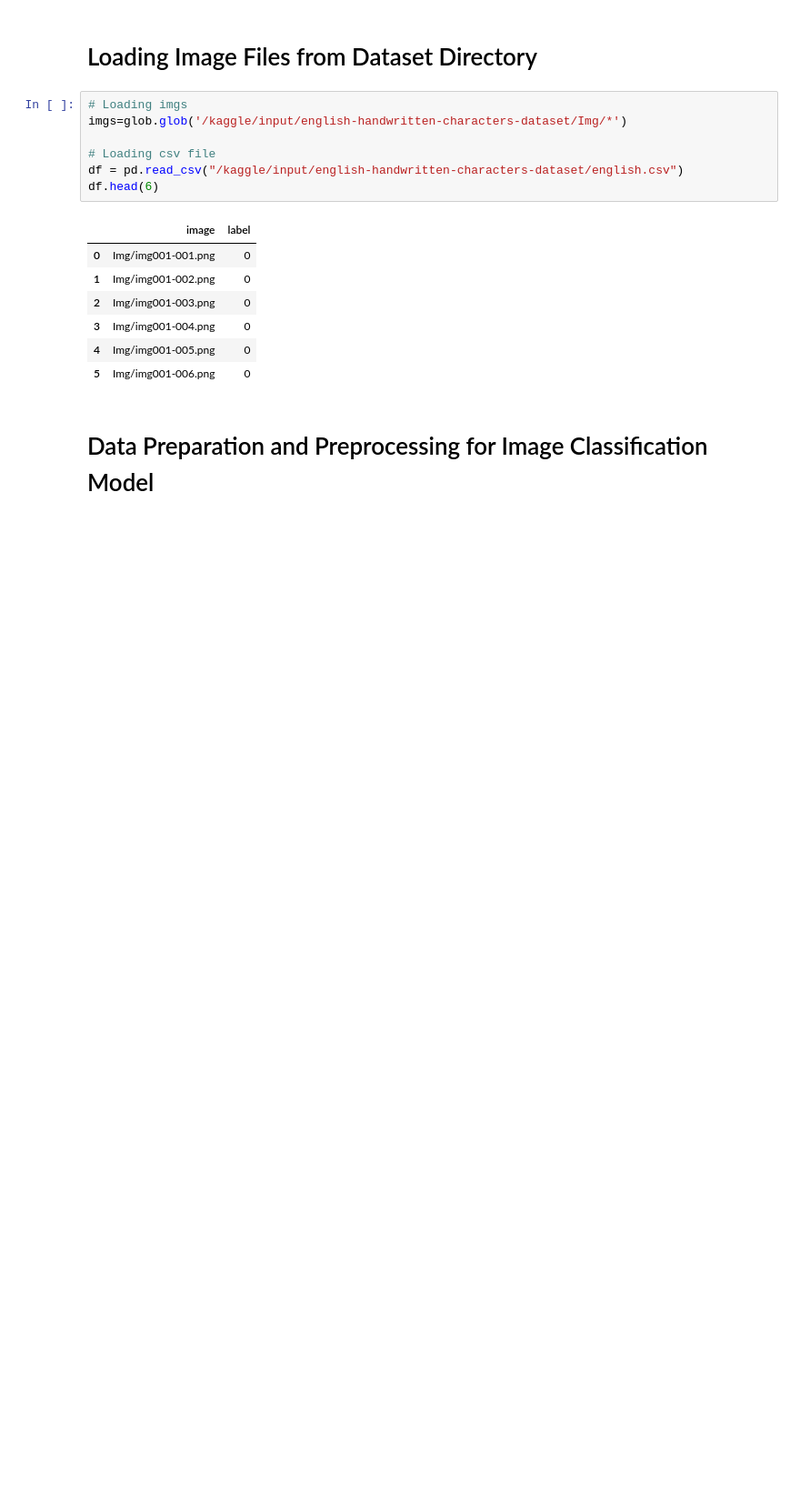
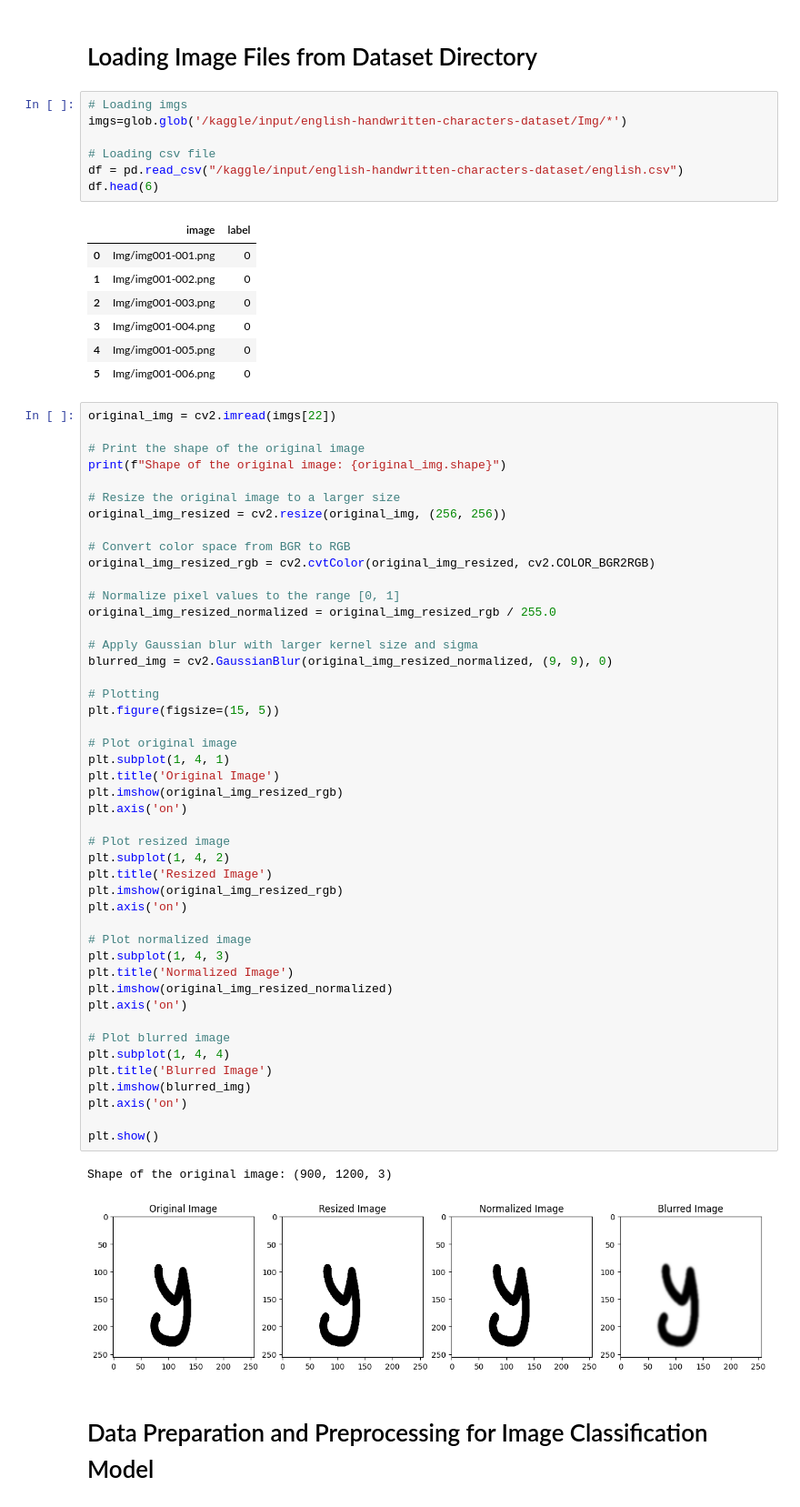
Before and after one commit to Mohamedsherif2002/Handwritten-Recognition-Model, a Jupyter notebook: handwritten-recognition-model.ipynb, the cells around one changed output. Shown: that part at 91% size. Drawn from its saved outputs; the diff is of its cells as text; blank space fills up the shorter version.

```diff
--- a/handwritten-recognition-model.ipynb
+++ b/handwritten-recognition-model.ipynb
@@ -34,6 +38,55 @@ df.head(6)
 | 3 | Img/img001-004.png | 0 |
 | 4 | Img/img001-005.png | 0 |
 | 5 | Img/img001-006.png | 0 |
+# %%
+original_img = cv2.imread(imgs[22])
+
+# Print the shape of the original image
+print(f"Shape of the original image: {original_img.shape}")
+
+# Resize the original image to a larger size
+original_img_resized = cv2.resize(original_img, (256, 256))
+
+# Convert color space from BGR to RGB
+original_img_resized_rgb = cv2.cvtColor(original_img_resized, cv2.COLOR_BGR2RGB)
+
+# Normalize pixel values to the range [0, 1]
+original_img_resized_normalized = original_img_resized_rgb / 255.0
+
+# Apply Gaussian blur with larger kernel size and sigma
+blurred_img = cv2.GaussianBlur(original_img_resized_normalized, (9, 9), 0)
+
+# Plotting
+plt.figure(figsize=(15, 5))
+
+# Plot original image
+plt.subplot(1, 4, 1)
+plt.title('Original Image')
+plt.imshow(original_img_resized_rgb)
+plt.axis('on')
+
+# Plot resized image
+plt.subplot(1, 4, 2)
+plt.title('Resized Image')
+plt.imshow(original_img_resized_rgb)
+plt.axis('on')
+
+# Plot normalized image
+plt.subplot(1, 4, 3)
+plt.title('Normalized Image')
+plt.imshow(original_img_resized_normalized)
+plt.axis('on')
+
+# Plot blurred image
+plt.subplot(1, 4, 4)
+plt.title('Blurred Image')
+plt.imshow(blurred_img)
+plt.axis('on')
+
+plt.show()
+# %% [output]
+Shape of the original image: (900, 1200, 3)
+[figure, added]
 # %% [markdown]
 # Data Preparation and Preprocessing for Image Classification Model
 # %%
```
Also changed, not shown: parts of 11 cells of this notebook.
